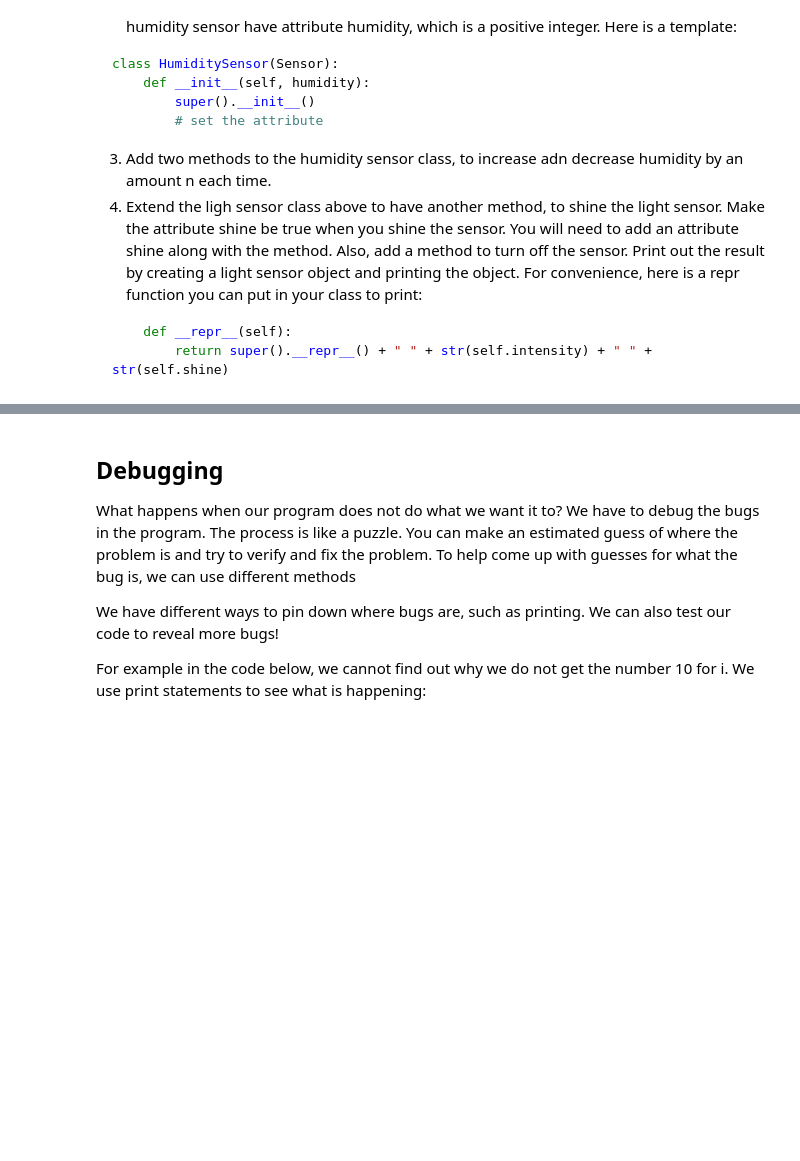
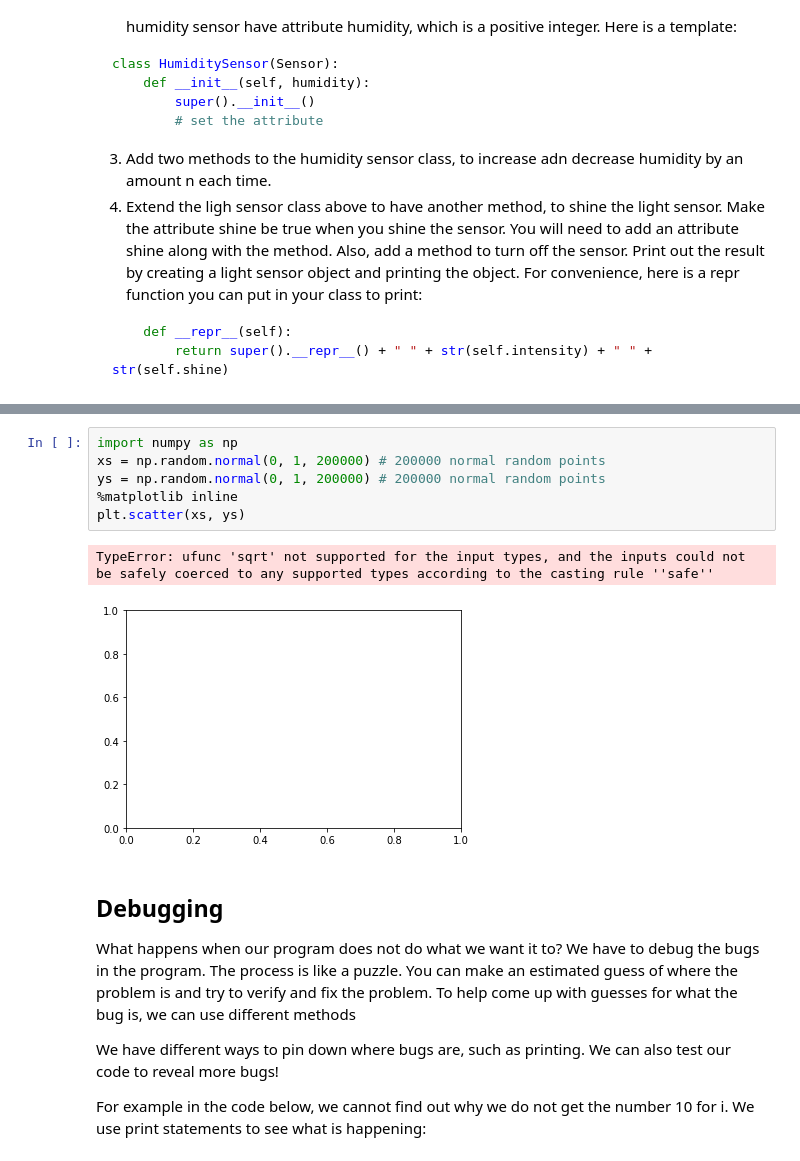
Before and after one commit to colestrine/NYSG, a Jupyter notebook: Jupyter Notebooks/Programming_Tutorial.ipynb, the cells around one changed output, grey strips where cells are left out. Drawn from its saved outputs; the diff is of its cells as text; blank space fills up the shorter version.

```diff
--- a/Jupyter Notebooks/Programming_Tutorial.ipynb
+++ b/Jupyter Notebooks/Programming_Tutorial.ipynb
@@ -1256,3 +1339,12 @@ class HumiditySensor(Sensor):
+# %%
+import numpy as np
+xs = np.random.normal(0, 1, 200000) # 200000 normal random points
+ys = np.random.normal(0, 1, 200000) # 200000 normal random points
+%matplotlib inline
+plt.scatter(xs, ys)
+# %% [output]
+TypeError: ufunc 'sqrt' not supported for the input types, and the inputs could not be safely coerced to any supported types according to the casting rule ''safe''
+[figure, added]
 # %% [markdown]
 ## Debugging
 What happens when our program does not do what we want it to? We have to debug the bugs in the program. The process is like a puzzle. You can make an estimated guess of where the problem is and try to verify and fix the problem. To help come up with guesses for what the bug is, we can use different methods
```
Also changed, not shown: parts of 10 cells of this notebook, 1 other file.
